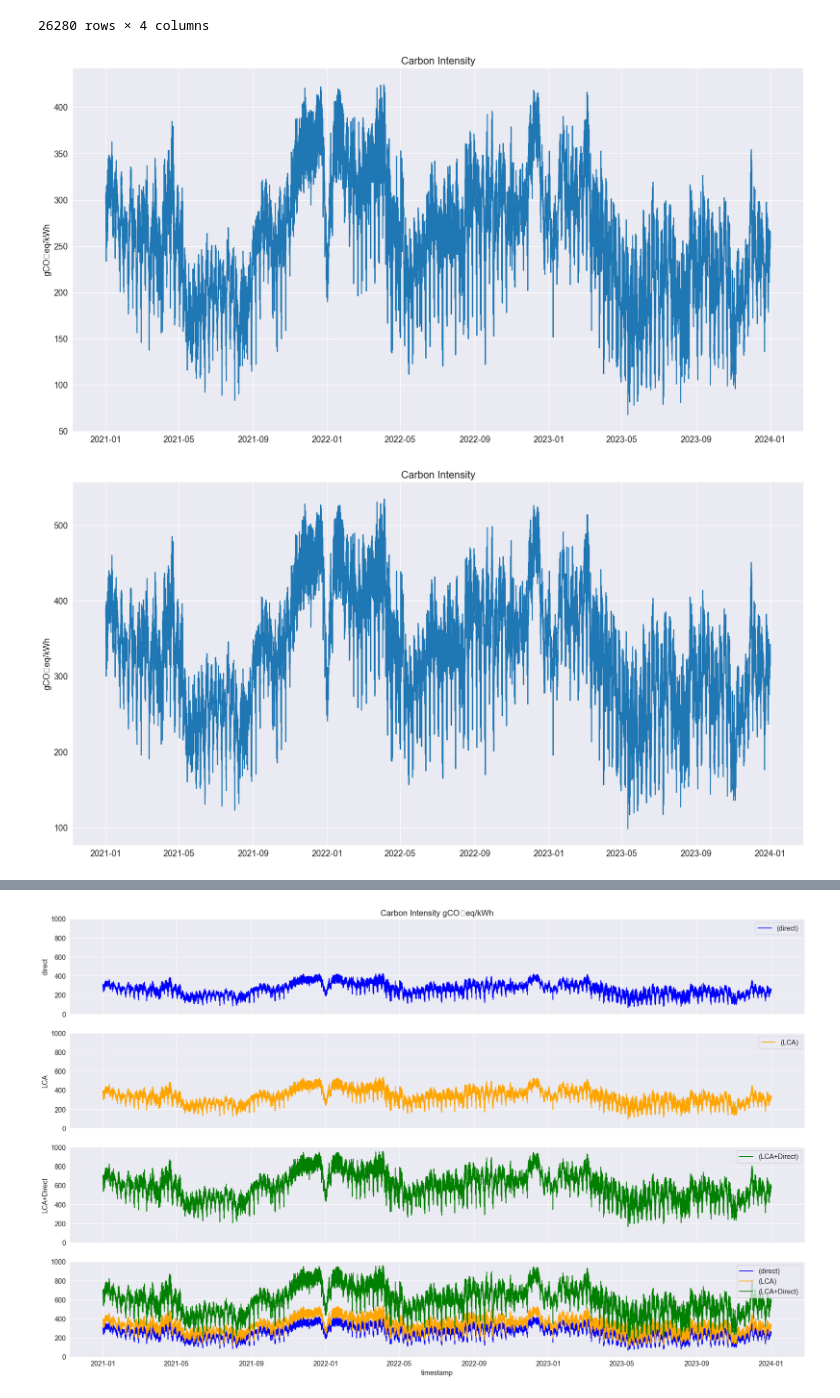
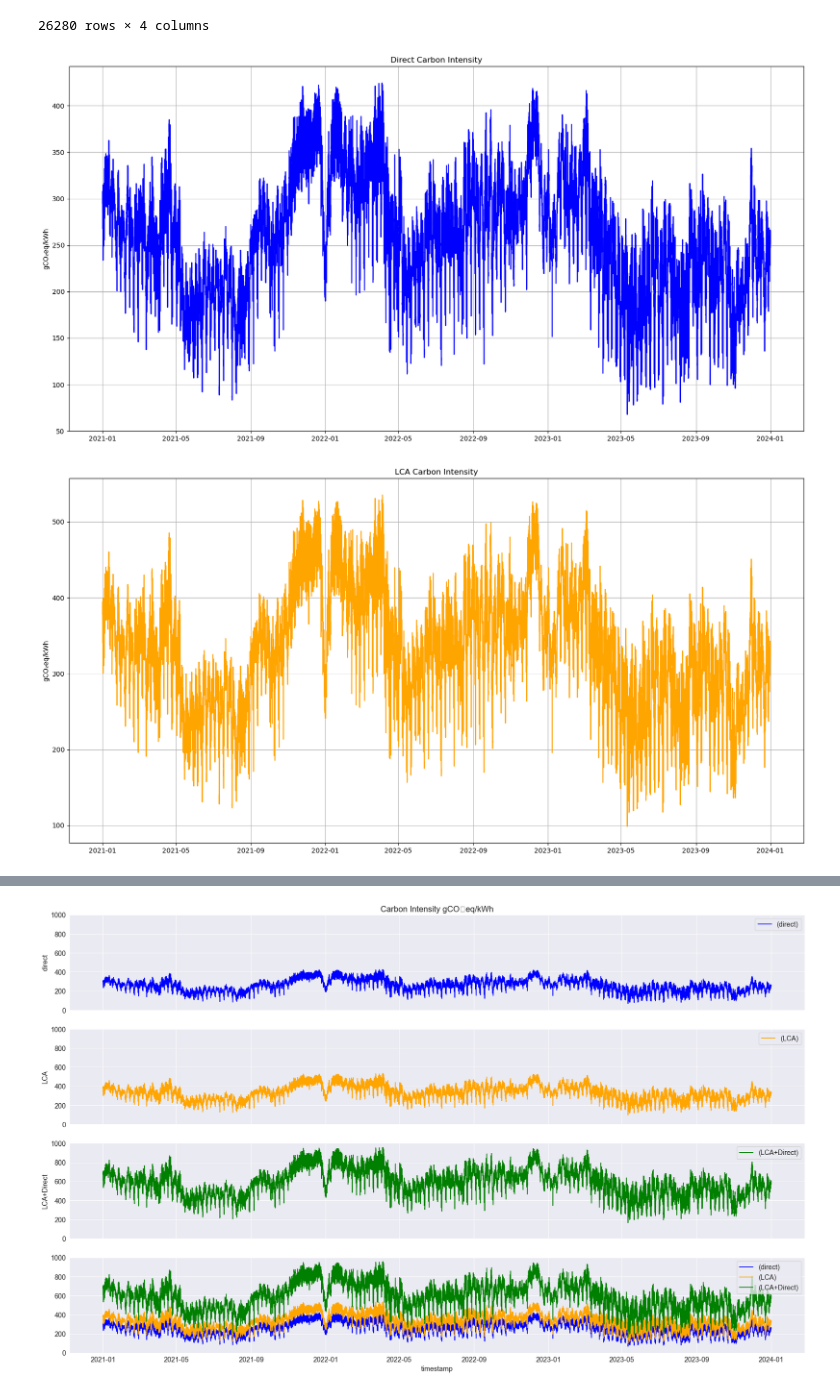
Before and after one commit to LSquarzoni/GreenTeam, a Jupyter notebook: CI_Dataset_plotting.ipynb, the cells around one changed output, grey strips where cells are left out. Drawn from its saved outputs; the diff is of its cells as text; code cells hidden in the pictures.

```diff
--- a/CI_Dataset_plotting.ipynb
+++ b/CI_Dataset_plotting.ipynb
@@ -44,22 +44,22 @@ dataset_CI
 26280 rows × 4 columns
 # %%
 # Method to plot the Carbon intensity data
-def showplot(x, y, size):
+def showplot(x, y, size, title, color):
     plt.figure(figsize=size)
     plt.tight_layout()
     plt.grid(True)
     plt.ylabel('gCO₂eq/kWh')
-    plt.title('Carbon Intensity')
-    plt.plot(x, y)
+    plt.title(title)
+    plt.plot(x, y, color=color)
     plt.show
 # %%
-showplot(dataset_CI.index, dataset_CI['Carbon Intensity gCO₂eq/kWh (direct)'], (20, 10))
+showplot(dataset_CI.index, dataset_CI['Carbon Intensity gCO₂eq/kWh (direct)'], (20, 10), 'Direct Carbon Intensity', 'blue')
 # %% [output]
-[figure, old version]
+[figure, new version]
 # %%
-showplot(dataset_CI.index, dataset_CI['Carbon Intensity gCO₂eq/kWh (LCA)'], (20, 10))
+showplot(dataset_CI.index, dataset_CI['Carbon Intensity gCO₂eq/kWh (LCA)'], (20, 10), 'LCA Carbon Intensity', 'orange')
 # %% [output]
-[figure, old version]
+[figure, new version]
 # %%
 # Addition of a new column, made from the sum of the two CI values
 dataset_CI['LCA+direct'] = dataset_CI['Carbon Intensity gCO₂eq/kWh (LCA)'] + dataset_CI['Carbon Intensity gCO₂eq/kWh (direct)']
```
Also changed, not shown: parts of 2 cells of this notebook, 3 other files.
